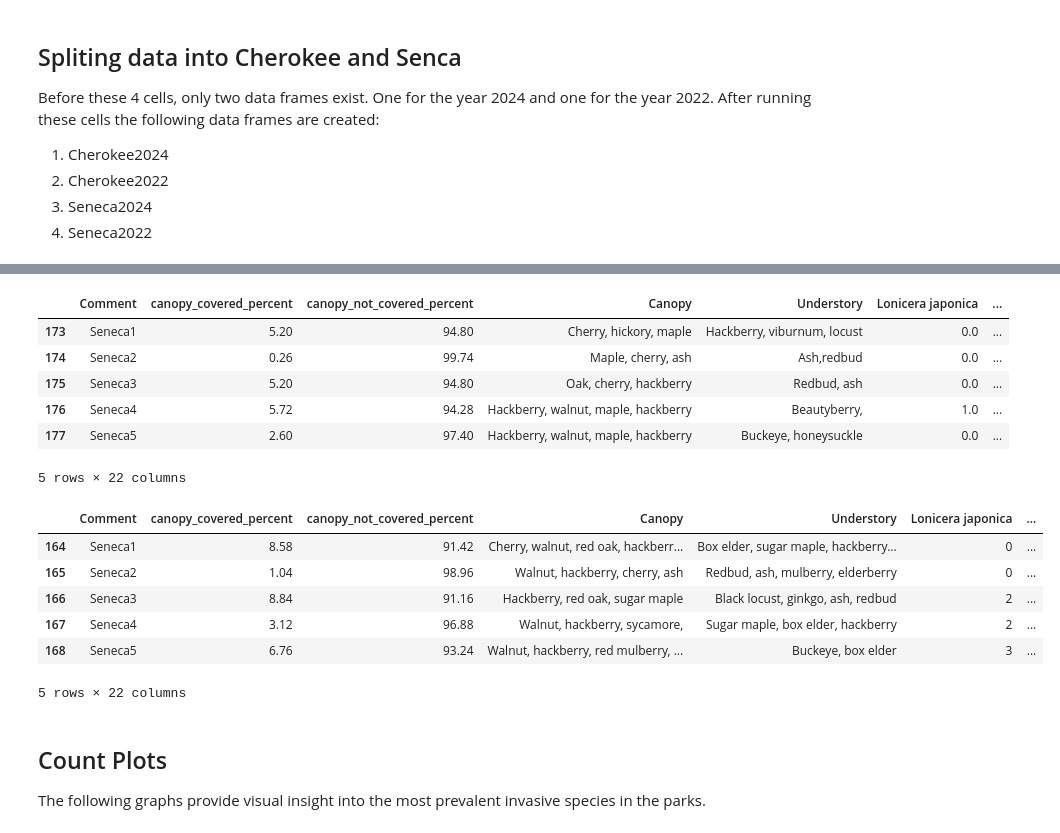
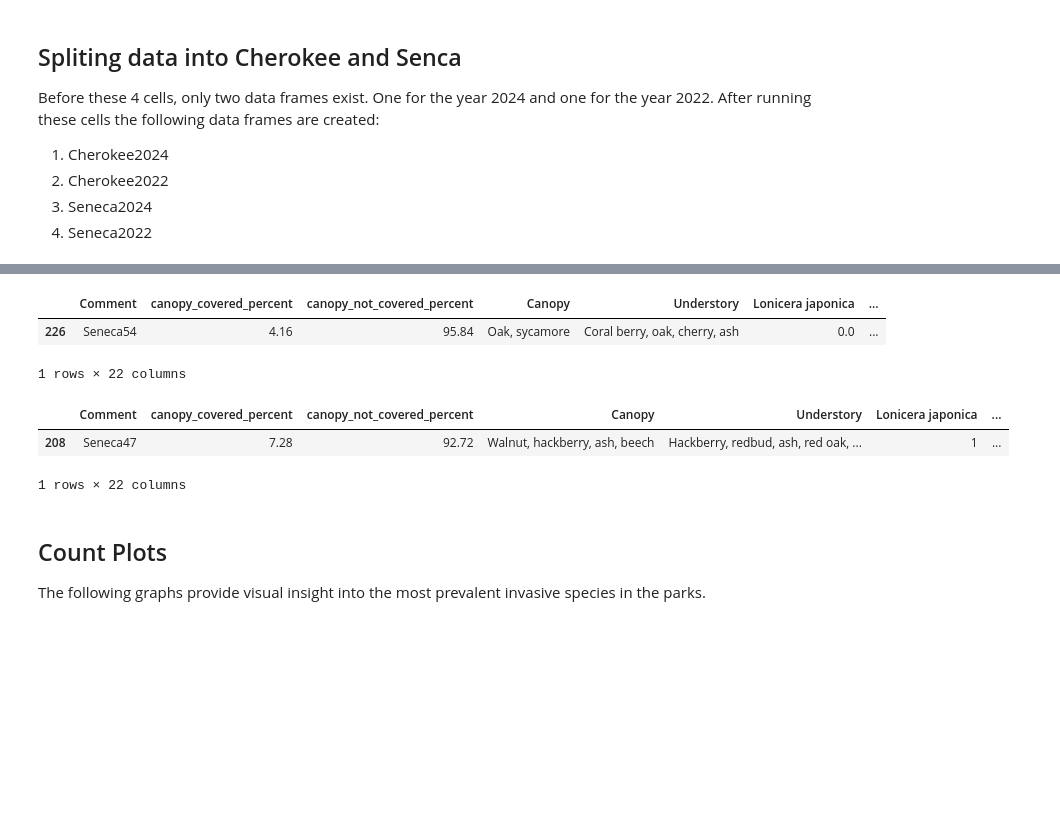
Before and after one commit to zaccowan/Cherokee_Seneca_EDA, a Jupyter notebook: Cherokee_Seneca_2022_2024_EDA.ipynb, the cells around one changed output, grey strips where cells are left out. Saved outputs shown, nothing was run; the diff lists cells and outputs as text; code cells hidden in the pictures; blank space fills up the shorter version.

```diff
--- a/Cherokee_Seneca_2022_2024_EDA.ipynb
+++ b/Cherokee_Seneca_2022_2024_EDA.ipynb
@@ -204,25 +135,17 @@ cherokee2022.tail()
 # %%
 seneca2024 = senakee2024.drop(senakee2024.index[0:173])
-seneca2024.head()
+seneca2024.tail(1)
 # %% [output]
 |  | Comment | canopy_covered_percent | canopy_not_covered_percent | Canopy | Understory | Lonicera japonica | ... |
-| 173 | Seneca1 | 5.20 | 94.80 | Cherry, hickory, maple | Hackberry, viburnum, locust | 0.0 | ... |
-| 174 | Seneca2 | 0.26 | 99.74 | Maple, cherry, ash | Ash,redbud | 0.0 | ... |
-| 175 | Seneca3 | 5.20 | 94.80 | Oak, cherry, hackberry | Redbud, ash | 0.0 | ... |
-| 176 | Seneca4 | 5.72 | 94.28 | Hackberry, walnut, maple, hackberry | Beautyberry, | 1.0 | ... |
-| 177 | Seneca5 | 2.60 | 97.40 | Hackberry, walnut, maple, hackberry | Buckeye, honeysuckle | 0.0 | ... |
+| 226 | Seneca54 | 4.16 | 95.84 | Oak, sycamore | Coral berry, oak, cherry, ash | 0.0 | ... |
-5 rows × 22 columns
+1 rows × 22 columns
 # %%
 seneca2022 = senakee2022.drop(senakee2022.index[0:164])
-seneca2022.head()
+seneca2022.tail(1)
 # %% [output]
 |  | Comment | canopy_covered_percent | canopy_not_covered_percent | Canopy | Understory | Lonicera japonica | ... |
-| 164 | Seneca1 | 8.58 | 91.42 | Cherry, walnut, red oak, hackberr... | Box elder, sugar maple, hackberry... | 0 | ... |
-| 165 | Seneca2 | 1.04 | 98.96 | Walnut, hackberry, cherry, ash | Redbud, ash, mulberry, elderberry | 0 | ... |
-| 166 | Seneca3 | 8.84 | 91.16 | Hackberry, red oak, sugar maple | Black locust, ginkgo, ash, redbud | 2 | ... |
-| 167 | Seneca4 | 3.12 | 96.88 | Walnut, hackberry, sycamore, | Sugar maple, box elder, hackberry | 2 | ... |
-| 168 | Seneca5 | 6.76 | 93.24 | Walnut, hackberry, red mulberry, ... | Buckeye, box elder | 3 | ... |
+| 208 | Seneca47 | 7.28 | 92.72 | Walnut, hackberry, ash, beech | Hackberry, redbud, ash, red oak, ... | 1 | ... |
-5 rows × 22 columns
+1 rows × 22 columns
 # %% [markdown]
 ## Count Plots
 
```
Also changed, not shown: parts of 51 cells of this notebook.
